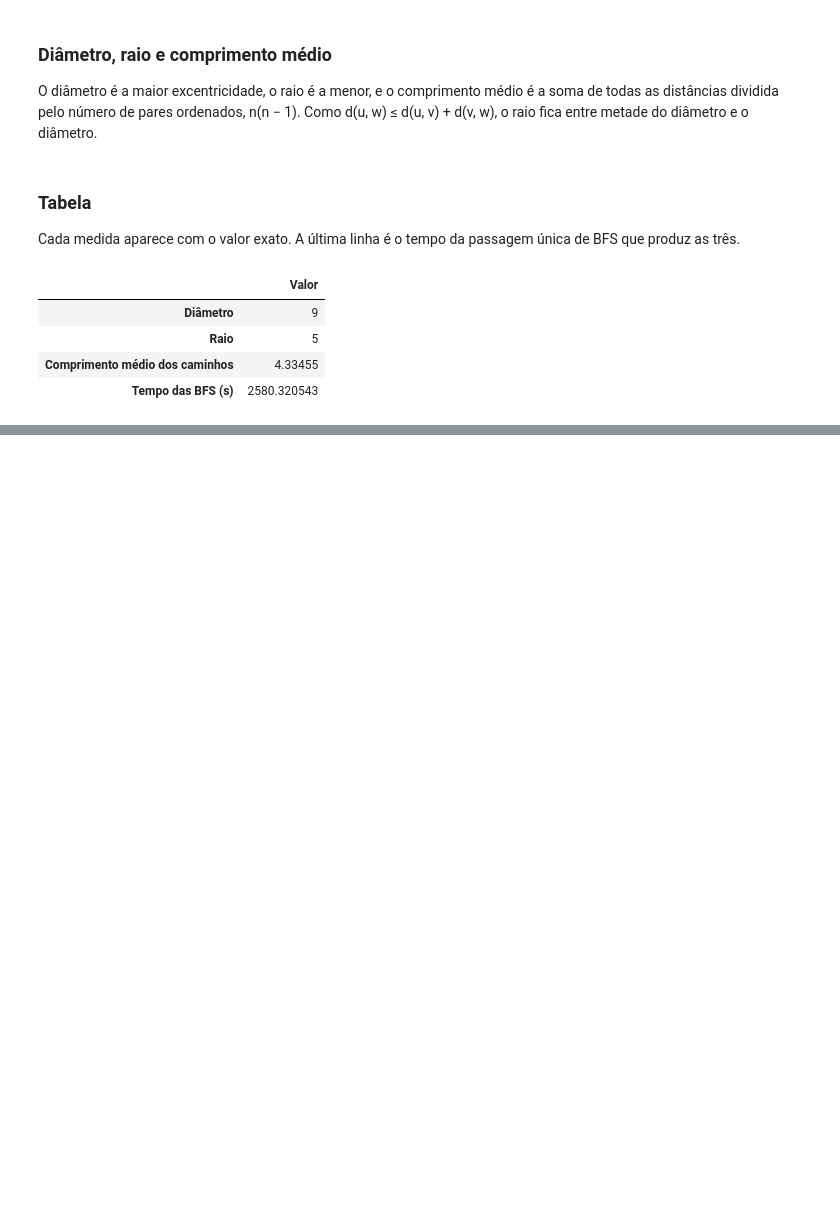
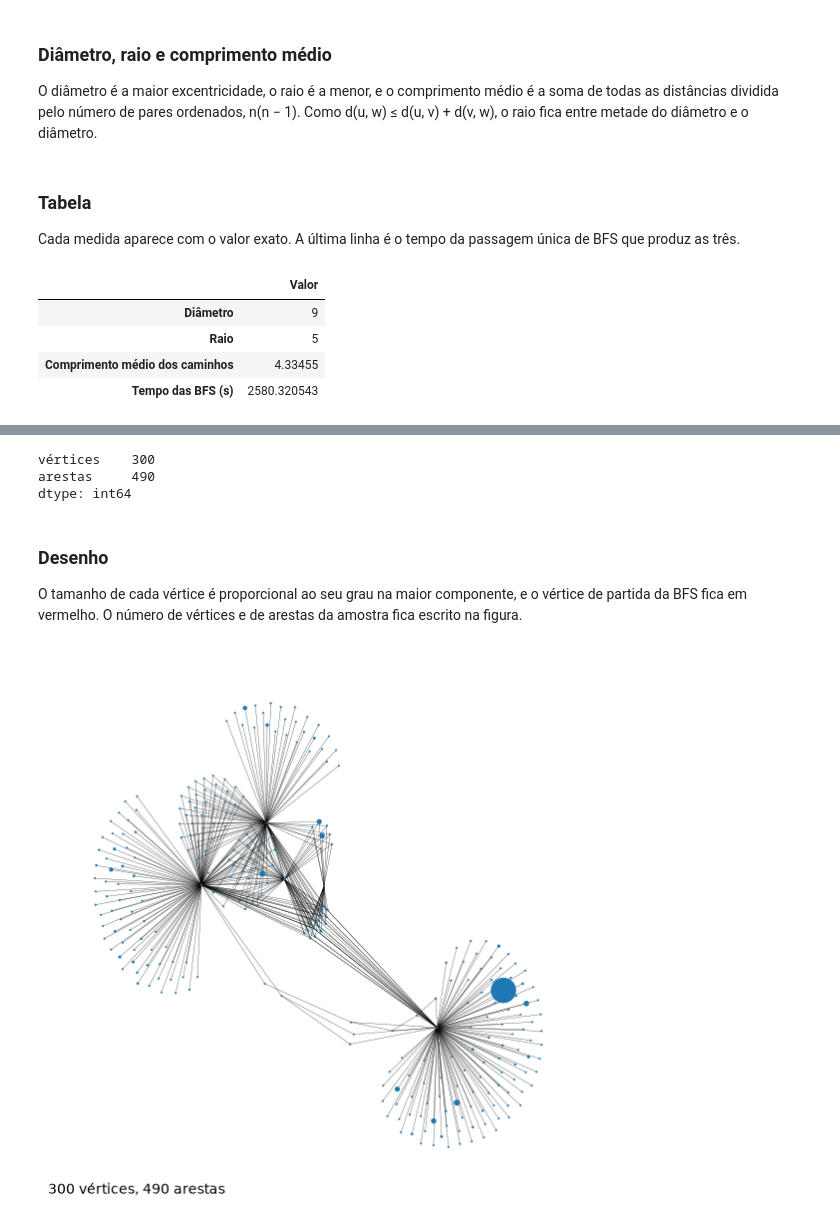
Before and after one commit to Augustocfq/snap-flickr-MATA53, a Jupyter notebook: main.ipynb, the cells around one changed output, grey strips where cells are left out. Saved outputs shown, nothing was run; the diff lists cells and outputs as text; code cells hidden in the pictures; blank space fills up the shorter version.

```diff
--- a/main.ipynb
+++ b/main.ipynb
@@ -446,0 +464,30 @@ distance_table
+# %%
+largest_component = ig.Graph(edges=read_edge_list(DATA_PROCESSED / "flickr_lcc.edgelist.gz"))
+center_vertex = int(np.random.default_rng(SEED).integers(largest_component.vcount()))
+bfs_order, _, _ = largest_component.bfs(center_vertex)
+sample_vertices = bfs_order[:300]
+sample = nx.Graph(largest_component.induced_subgraph(sample_vertices).get_edgelist())
+pd.Series({"vértices": sample.number_of_nodes(), "arestas": sample.number_of_edges()})
+# %% [output]
+vértices    300
+arestas     490
+dtype: int64
+# %% [markdown]
+### Desenho
+
+O tamanho de cada vértice é proporcional ao seu grau na maior componente, e o vértice de partida da BFS fica em vermelho. O número de vértices e de arestas da amostra fica escrito na figura.
+# %%
+sample_degrees = np.array(largest_component.degree(sample_vertices))
+vertex_colors = ["tab:red" if v == 0 else "tab:blue" for v in sample]
+
+figure, axes = plt.subplots(figsize=(7, 7))
+nx.draw_networkx(
+    sample, nx.spring_layout(sample, seed=SEED), ax=axes, node_color=vertex_colors,
+    node_size=[300 * sample_degrees[v] / sample_degrees.max() for v in sample], width=0.2, with_labels=False,
+)
+axes.text(0, 0, f"{sample.number_of_nodes()} vértices, {sample.number_of_edges()} arestas", transform=axes.transAxes)
+axes.set_axis_off()
+figure.savefig(FIGURES_DIR / "visualizacao.pdf", bbox_inches="tight", metadata={"CreationDate": None})
+plt.show()
+# %% [output]
+[figure, added]
```
Also changed, not shown: parts of 5 cells of this notebook, 3 other files.
